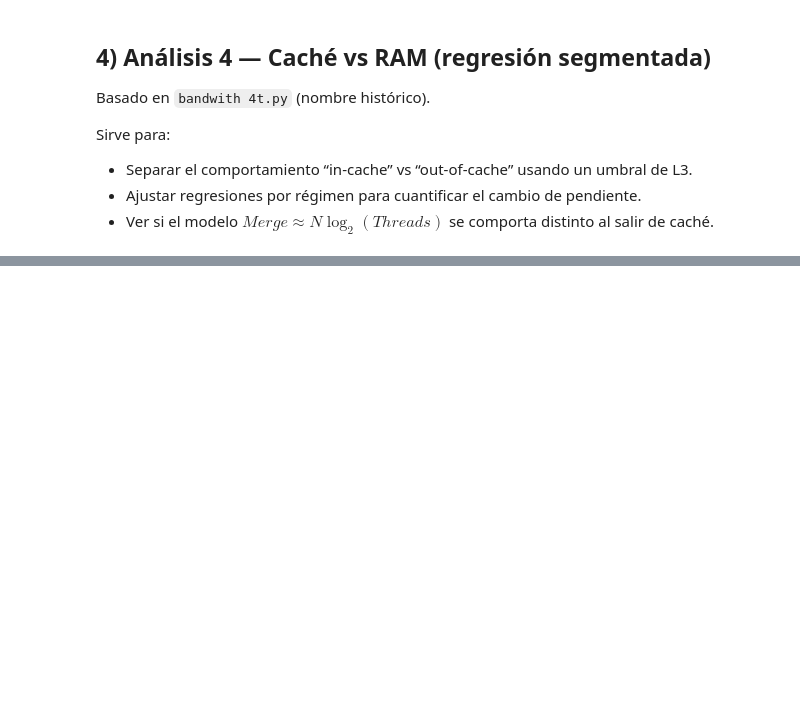
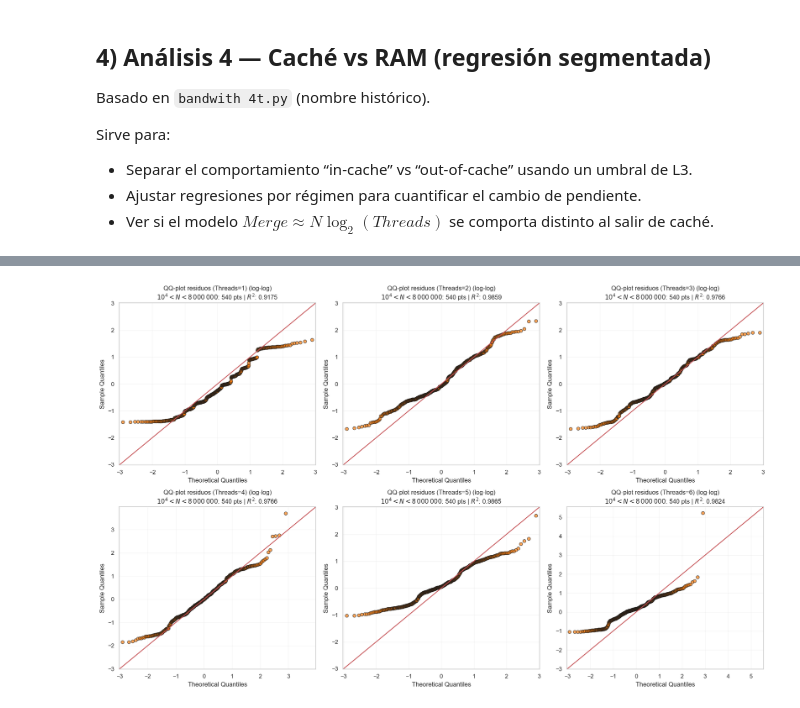
Before and after one commit to BenrriXWorks/TrabajoEstadisticas, a Jupyter notebook: notebook.ipynb, the cells around one changed output, grey strips where cells are left out. Cells and saved outputs as stored; diff of their text form; code cells hidden in the pictures; blank space fills up the shorter version.

```diff
--- a/notebook.ipynb
+++ b/notebook.ipynb
@@ -609,0 +726,100 @@ R-squared: 0.9102
+# %%
+# QQ-plot de residuos por Threads (normalidad) para el modelo log-log, filtrando: 10^4 < N < 8_000_000
+import numpy as np
+import pandas as pd
+import statsmodels.api as sm
+import matplotlib.pyplot as plt
+
+def qqplot_residuos_por_thread(df_granular, n_min_exclusive=10000, n_max_exclusive=8000000):
+    """
+    Ajusta el mismo modelo OLS log-log por thread y grafica QQ-plot de residuos studentizados
+    usando SOLO los puntos que se visualizan en el scatter: 10^4 < N < 8_000_000.
+
+    Modelo por thread (log-log): log10(TotalTime) ~ const + log10(X_sort) (+ log10(X_merge) si Threads>1).
+    """
+    if df_granular is None or getattr(df_granular, 'empty', True):
+        print("Saltando QQ-plot: df_granular no está cargado o está vacío.")
+        return
+
+    # Filtro base: Threads>0 y N<8M
+    df_base = df_granular[(df_granular['Threads'] > 0) & (df_granular['InputSize'] < n_max_exclusive)].copy()
+    threads_disponibles = sorted(df_base['Threads'].dropna().unique())
+    if len(threads_disponibles) == 0:
+        print("Saltando QQ-plot: no hay threads disponibles tras el filtro.")
+        return
+
+    cols = 3
+    rows = (len(threads_disponibles) + cols - 1) // cols
+    fig, axes = plt.subplots(rows, cols, figsize=(18, 5.5 * rows))
+    axes = np.array(axes).flatten()
+
+    for i, k_val in enumerate(threads_disponibles):
+        df_k = df_base[df_base['Threads'] == k_val].copy()
+        ax = axes[i]
+        if df_k.empty:
+            ax.axis('off')
+            continue
+
+        # Predictores teóricos
+        n = df_k['InputSize']
+        df_k['X_sort'] = (n / k_val) * np.log2(n / k_val)
+        df_k['X_merge'] = (n / k_val) * np.log2(k_val) if k_val > 1 else np.zeros_like(n)
+
+        y = df_k['TotalTime']
+        predictores = ['X_sort', 'X_merge'] if k_val > 1 else ['X_sort']
+
+        # Datos válidos para log-log (positivos)
+        df_model = df_k[predictores + ['TotalTime', 'InputSize']].copy()
+        pos_mask = (df_model['TotalTime'] > 0)
+        for p in predictores:
+            pos_mask &= (df_model[p] > 0)
+        df_model = df_model[pos_mask].copy()
+        if df_model.empty:
+            ax.text(0.5, 0.5, f"Sin datos positivos\n(Threads={int(k_val)})", ha='center', va='center', transform=ax.transAxes)
+            ax.set_title(f"Threads: {int(k_val)}")
+            ax.axis('off')
+            continue
+
+        # Ajuste log-log usando TODOS los datos válidos del thread (N<8M)
+        y_log = np.log10(df_model['TotalTime'])
+        X_log = np.log10(df_model[predictores])
+        X_log = sm.add_constant(X_log, has_constant='add')
+        res = sm.OLS(y_log, X_log).fit()
+
+        # Filtrado igual que el scatter: 10^4 < N < 8_000_000
+        mask_plot = (df_model['InputSize'] > n_min_exclusive) & (df_model['InputSize'] < n_max_exclusive)
+        n_plot = int(mask_plot.sum())
+        if n_plot == 0:
+            ax.text(0.5, 0.5, f"Sin datos para $10^4 < N < 8\,000\,000$\n(Threads={int(k_val)})", ha='center', va='center', transform=ax.transAxes)
+            ax.set_title(f"Threads: {int(k_val)}")
+            ax.axis('off')
+            continue
+
+        # Residuos studentizados (en el espacio log) y filtrado por máscara
+        infl = res.get_influence()
+        resid = pd.Series(infl.resid_studentized_internal, index=df_model.index)
+        resid = resid[mask_plot].replace([np.inf, -np.inf], np.nan).dropna()
+        if resid.empty:
+            ax.text(0.5, 0.5, "Sin residuos válidos", ha='center', va='center', transform=ax.transAxes)
+            ax.set_title(f"Threads: {int(k_val)}")
+            ax.axis('off')
+            continue
+
+        sm.qqplot(resid, line='45', ax=ax, markerfacecolor='tab:orange', markeredgecolor='k', alpha=0.7)
+        ax.set_title(
+            f"QQ-plot residuos (Threads={int(k_val)}) (log-log)\n"
+            f"$10^4 < N < 8\,000\,000$: {n_plot} pts | $R^2$: {res.rsquared:.4f}"
+        )
+        ax.grid(True, alpha=0.2)
+
+    # Limpiar subplots sobrantes
+    for j in range(i + 1, len(axes)):
+        fig.delaxes(axes[j])
+
+    plt.tight_layout()
+    plt.show()
+
+# Ejecutar QQ-plots
+qqplot_residuos_por_thread(df_granular)
+# %% [output]
+[figure, added]
```
Also changed, not shown: parts of 15 cells of this notebook, 4 other files.
